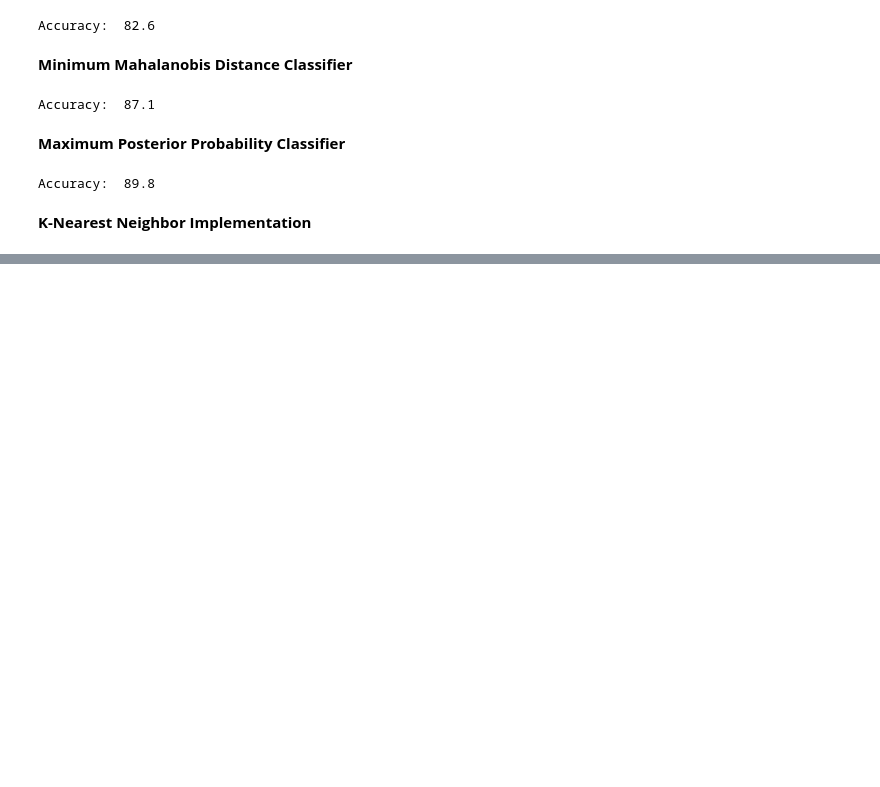
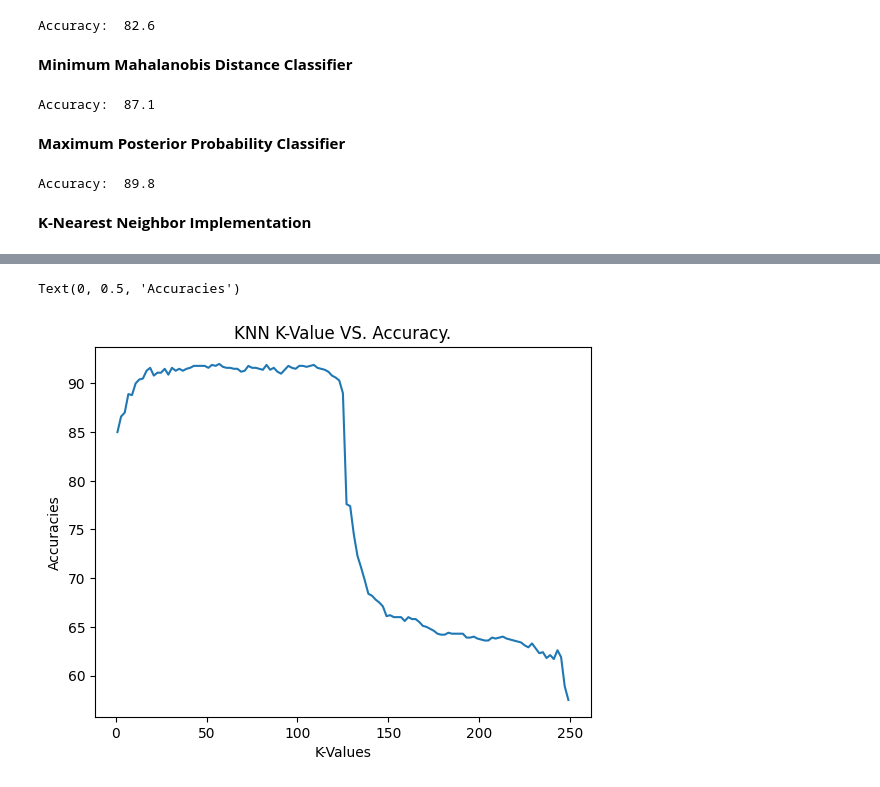
Before and after one commit to wcparham1/COSC522, a Jupyter notebook: CS522-Project1.ipynb, the cells around one changed output, grey strips where cells are left out. Cells and saved outputs as stored; diff of their text form; code cells hidden in the pictures; blank space fills up the shorter version.

Commit message:
finished knn accuracy vs k value graph and found best k.

```diff
--- a/CS522-Project1.ipynb
+++ b/CS522-Project1.ipynb
@@ -395,6 +375,9 @@ med_classifier.evaluate()
 Accuracy:  89.8
 # %% [markdown]
 **K-Nearest Neighbor Implementation**
+# %%
+k_vals = []
+accuracies = []
 # %%
 class KNN_classifier():
     def __init__(self, k_nearest):
@@ -437,11 +420,27 @@ class KNN_classifier():
             if(actual_class == predicted_class):
                 accuracy_count += 1
 
-        print('Accuracy: ', 100 * accuracy_count / len(testing_set))
-
-
+        acc_percent = 100 * accuracy_count / len(testing_set)
+        return acc_percent
 
 knn_classifier = KNN_classifier(k_nearest=31)
 knn_classifier.fit(training_set, testing_set)
 knn_classifier.evaluate(testing_set)
+
+val_accs = []
+
+for i in range(1, 251, 2):
+    knn_classifier = KNN_classifier(k_nearest=i)
+    knn_classifier.fit(training_set, testing_set)
+
+    k_vals.append(i)
+    acc = knn_classifier.evaluate(testing_set)
+    accuracies.append(acc)
+
+    val_accs.append((acc, i))
+
+val_accs = np.array(val_accs)
+sorted_val_accs = val_accs[np.argsort(val_accs[:,0])]
+
+print(sorted_val_accs)
 # %% [output]
@@ -448,0 +464,8 @@ Accuracy:  91.6
+# %%
+plt.plot(k_vals, accuracies)
+plt.title('KNN K-Value VS. Accuracy.')
+plt.xlabel('K-Values')
+plt.ylabel('Accuracies')
+# %% [output]
+Text(0, 0.5, 'Accuracies')
+[figure, added]
```
Also changed, not shown: parts of 4 cells of this notebook.
